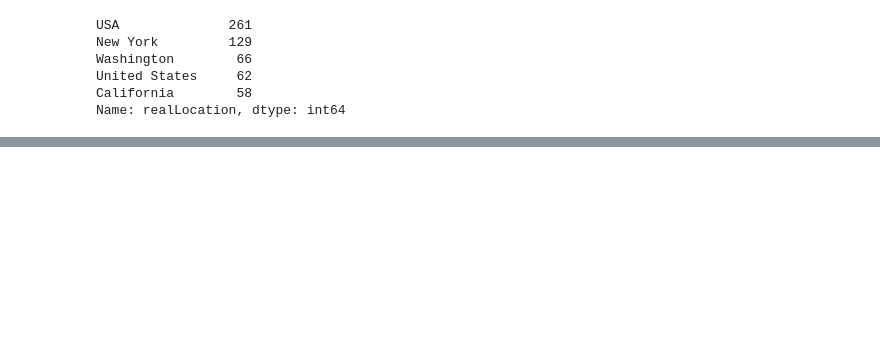
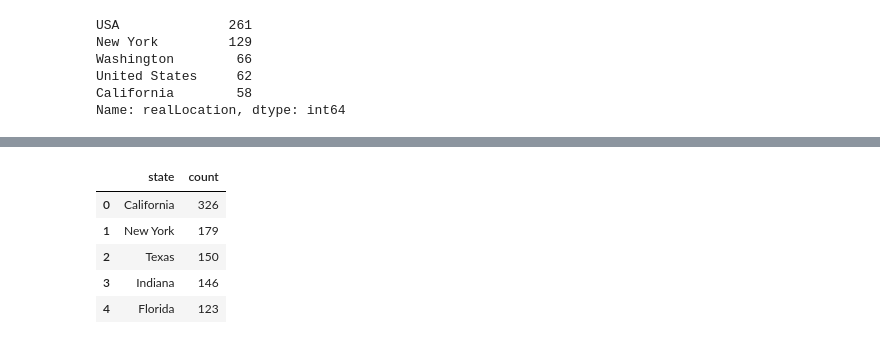
Before and after one commit to BraianVicente/7506-real_or_not, a Jupyter notebook: src/twitter/NLP With Tweets - TP1 - Analisis Exploratorio - Location.ipynb, the cells around one changed output, grey strips where cells are left out. Saved outputs shown, nothing was run; the diff lists cells and outputs as text; code cells hidden in the pictures; blank space fills up the shorter version.

```diff
--- a/src/twitter/NLP With Tweets - TP1 - Analisis Exploratorio - Location.ipynb
+++ b/src/twitter/NLP With Tweets - TP1 - Analisis Exploratorio - Location.ipynb
@@ -251,0 +389,11 @@ Name: realLocation, dtype: int64
+# %%
+dataMap = locations[locations['state']!= "noUsaLocation"].state.value_counts().reset_index()
+dataMap.columns = ['state','count']
+dataMap.head()
+# %% [output]
+|  | state | count |
+| 0 | California | 326 |
+| 1 | New York | 179 |
+| 2 | Texas | 150 |
+| 3 | Indiana | 146 |
+| 4 | Florida | 123 |
```
Also changed, not shown: parts of 15 cells of this notebook, 2 other files.
